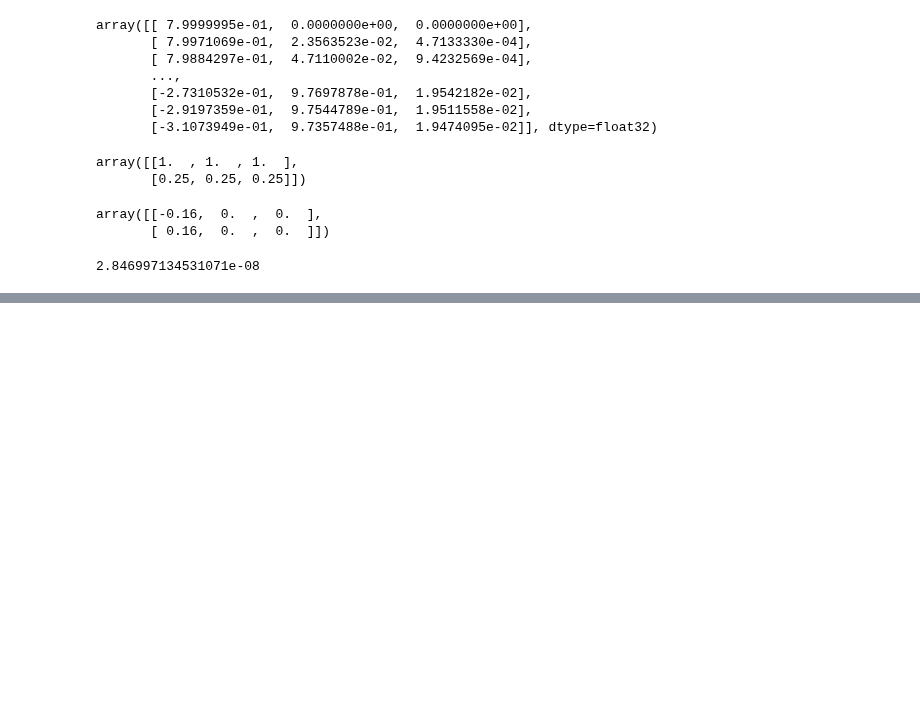
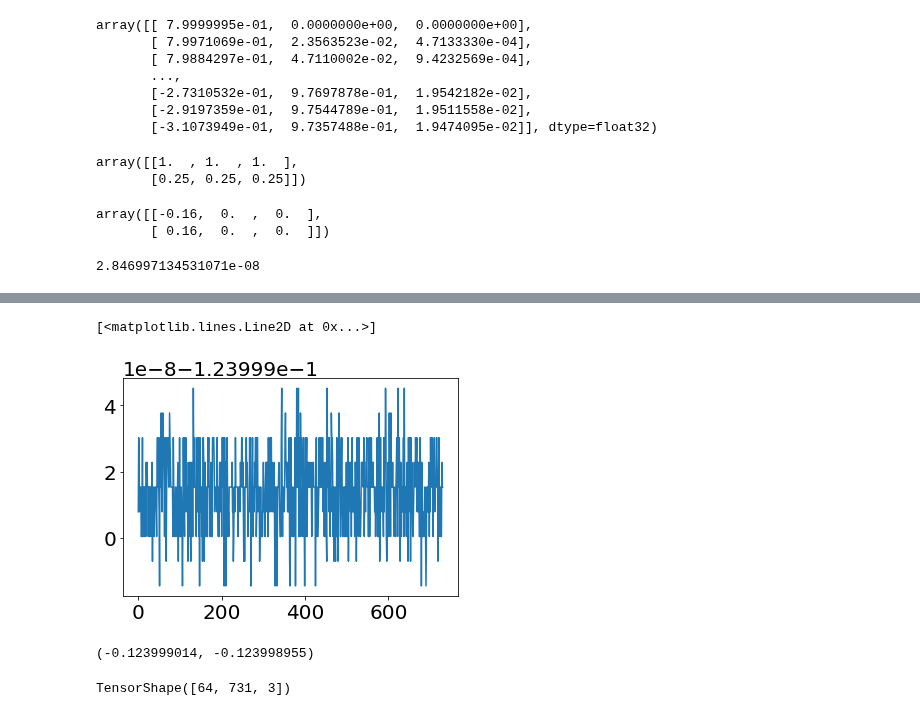
Before and after one commit to memanuel/IACS-n-body, a Jupyter notebook: src/two-body.ipynb, the cells around one changed output, grey strips where cells are left out. Saved outputs shown, nothing was run; the diff lists cells and outputs as text; code cells hidden in the pictures; blank space fills up the shorter version.

```diff
--- a/src/two-body.ipynb
+++ b/src/two-body.ipynb
@@ -460,0 +558,16 @@ array([0.        , 0.02886722, 0.05772643, 0.08656962, 0.11538884,
+# %%
+H = T + U
+# %%
+plt.plot(H[0,:])
+# %% [output]
+[<matplotlib.lines.Line2D at 0x...>]
+[figure, added]
+# %%
+np.min(H[0]), np.max(H[0])
+# %% [output]
+(-0.123999014, -0.123998955)
+# %%
+P = Momentum_G2B()([m, v])
+P.shape
+# %% [output]
+TensorShape([64, 731, 3])
```
Also changed, not shown: parts of 20 cells of this notebook, 2 other files.
